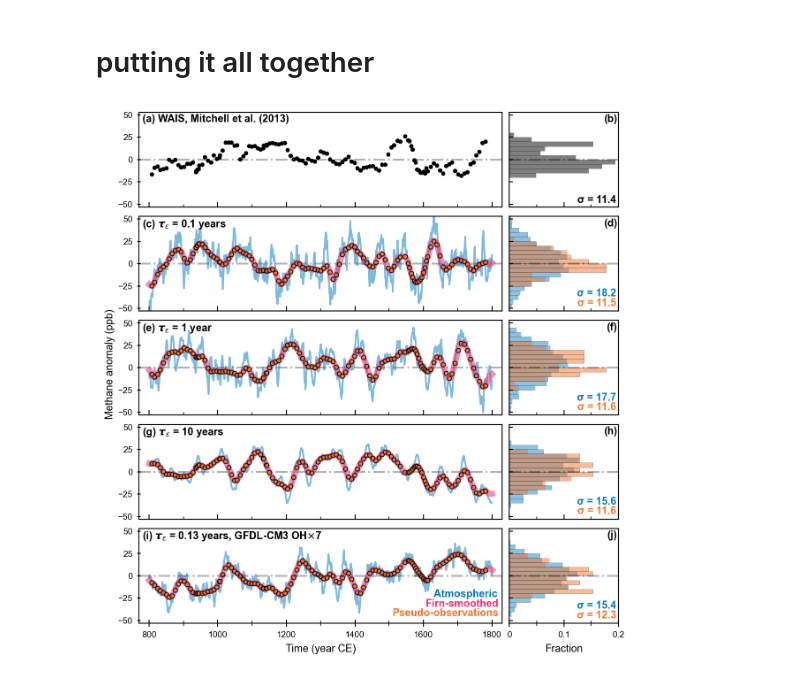
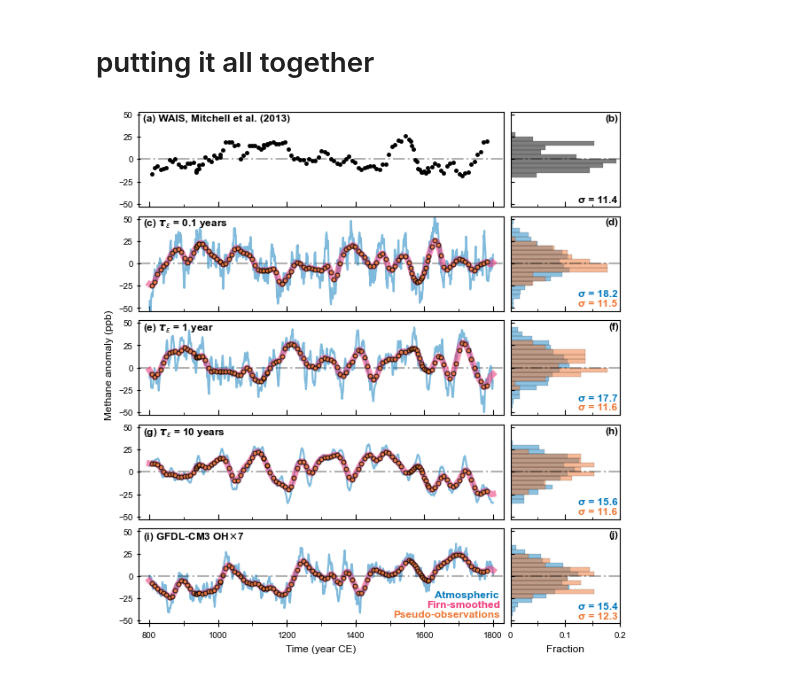
Before and after one commit to ericjmei/methane_noise_forcing, a Jupyter notebook: notebooks/figures_for_publication/obs_vs_simulation_timeseries.ipynb, the cells around one changed output. Saved outputs shown, nothing was run; the diff lists cells and outputs as text; code cells hidden in the pictures.

```diff
--- a/notebooks/figures_for_publication/obs_vs_simulation_timeseries.ipynb
+++ b/notebooks/figures_for_publication/obs_vs_simulation_timeseries.ipynb
@@ -25,7 +25,6 @@ from methane_noise_forcing.plotting.constants import (
 import string
 
 plt.rcParams.update(matplotlib_rcparams)
-plt.rcParams["figure.dpi"] = 200
 # %%
 ## figure settings
 fig_width = fig_width_options["two_column_large"]  # inches
@@ -671,8 +670,8 @@ if plot_oh_forced_methane:
     # place "(e) OH-forced methane" on the timeseries axis, left-aligned
     annotate_panel(
         ax_ts[row],
-        timescale_label(letter_ts, 0.13)
-        + r", GFDL-CM3 OH$\times$"
+        f"({letter_ts})"
+        + r" GFDL-CM3 OH$\times$"
         + f"{abs(oh_scaling)}",
         loc="left",
     )
@@ -693,31 +692,31 @@ ax_ts[-1].text(
     va="bottom",
     transform=ax_ts[-1].transAxes,
 )
 ax_ts[-1].text(
     legend_x,
     legend_y_start + legend_dy,
     "Firn-smoothed",
     color=plot_kwargs["smoothed"]["color"],
     fontweight="bold",
     ha="right",
     va="bottom",
     transform=ax_ts[-1].transAxes,
 )
 ax_ts[-1].text(
     legend_x,
     legend_y_start,
     "Pseudo-observations",
     color=plot_kwargs["sampled"]["color"],
     fontweight="bold",
     ha="right",
     va="bottom",
     transform=ax_ts[-1].transAxes,
 )
 
 # save figure in pdf format
 name = "fig_2"
 fig.savefig(
     f"{cfg.paths.figures_dir}/for_publication/{name}.pdf", bbox_inches="tight", dpi=300
 )
 # %% [output]
-[figure, old version]
+[figure, new version]
```
Also changed, not shown: parts of 1 cell of this notebook, 1 other file.
